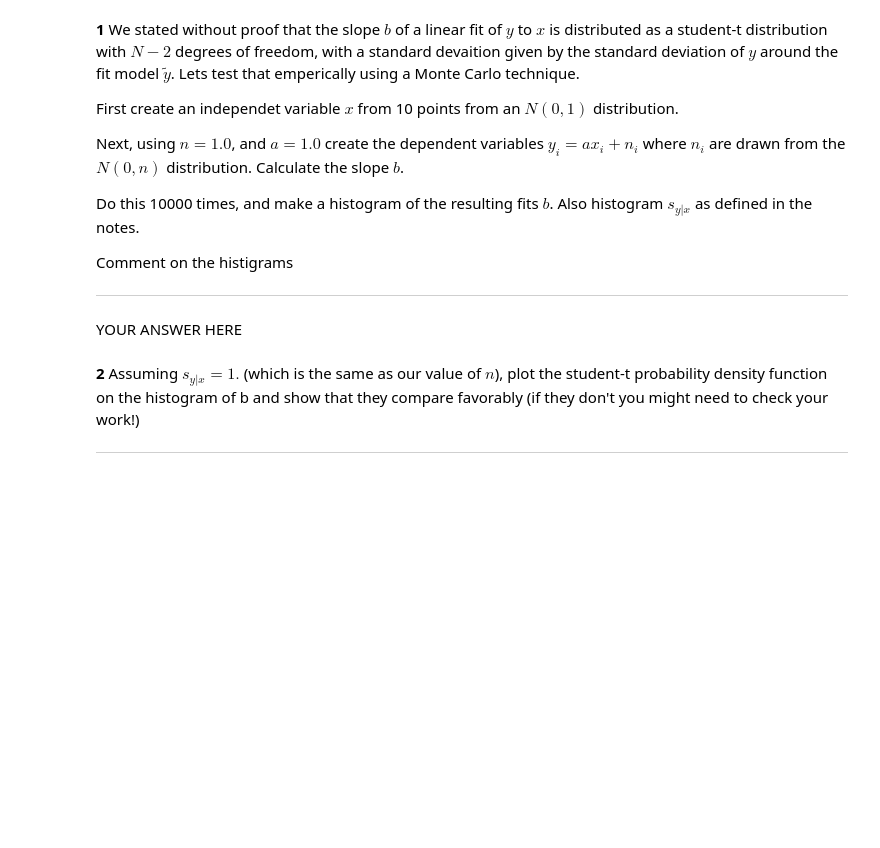
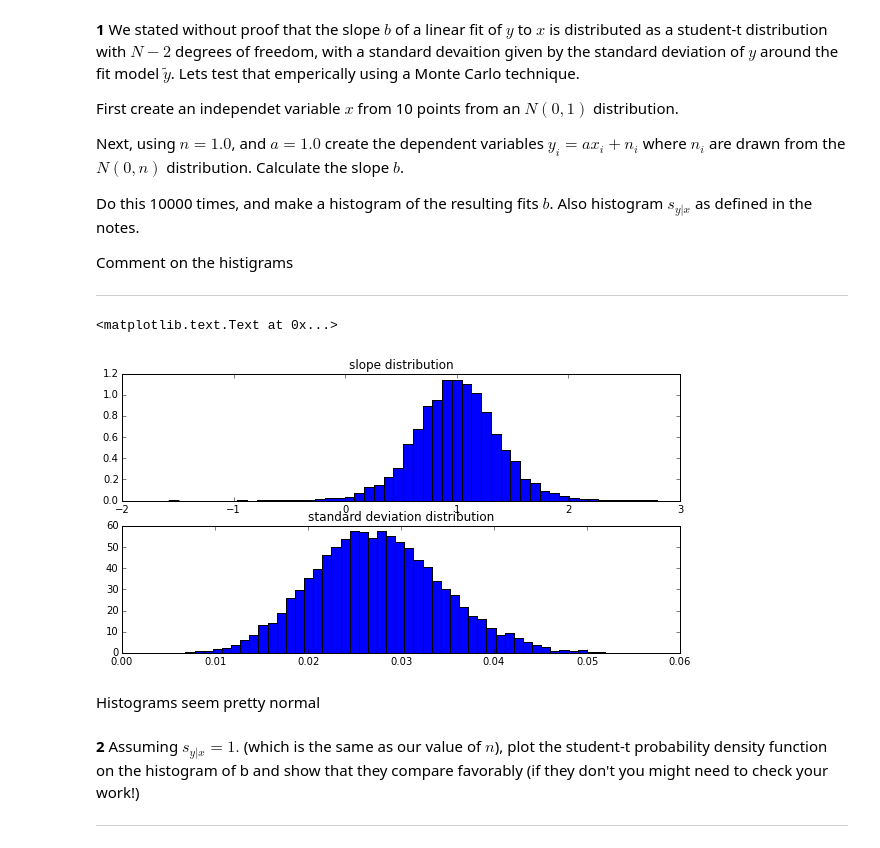
Before and after one commit to mpgriff/P411Assignments, a Jupyter notebook: p411a2-mattgriffiths.ipynb, the cells around one changed output. Saved outputs shown, nothing was run; the diff lists cells and outputs as text; code cells hidden in the pictures; blank space fills up the shorter version.

```diff
--- a/p411a2-mattgriffiths.ipynb
+++ b/p411a2-mattgriffiths.ipynb
@@ -78,5 +104,27 @@ raise NotImplementedError()
-# %% [markdown]
-YOUR ANSWER HERE
+# %%
+N = 10000
+b = np.zeros(N)
+syx = np.zeros(N)
+tnminus2 = b*0.
+for i in range(0, N, 1):
+    x = np.random.normal(0, 1, 10)
+    y = x + np.random.normal(0, 1, 10)
+    b[i] = np.sum((y-np.mean(y))*x)/np.sum((x-np.mean(x))*x)
+    yhat = b[i]*x + np.mean(y)-b[i]*np.mean(x)
+    syx[i] = np.sqrt(np.sum((y-yhat)**2)/(N-2))
+
+tnminus2 = (b-np.mean(b))*np.sum((x-np.mean(x))**2)
+
+fig = plt.figure(figsize=(10,5))
+ax1 = plt.subplot(2,1,1); n, bins, patches = plt.hist(b, 50, normed=True)
+plt.title('slope distribution')
+ax2 = plt.subplot(2,1,2); n, bins, patches = plt.hist(syx, 50, normed=True)
+plt.title('standard deviation distribution')
+# %% [output]
+<matplotlib.text.Text at 0x...>
+[figure, added]
+# %% [markdown]
+Histograms seem pretty normal
 # %% [markdown]
 **2** Assuming $s_{y|x}=1.$ (which is the same as our value of $n$), plot the student-t probability density function on the histogram of b and show that they compare favorably (if they don't you might need to check your work!)
 
```
Also changed, not shown: parts of 31 cells of this notebook.
